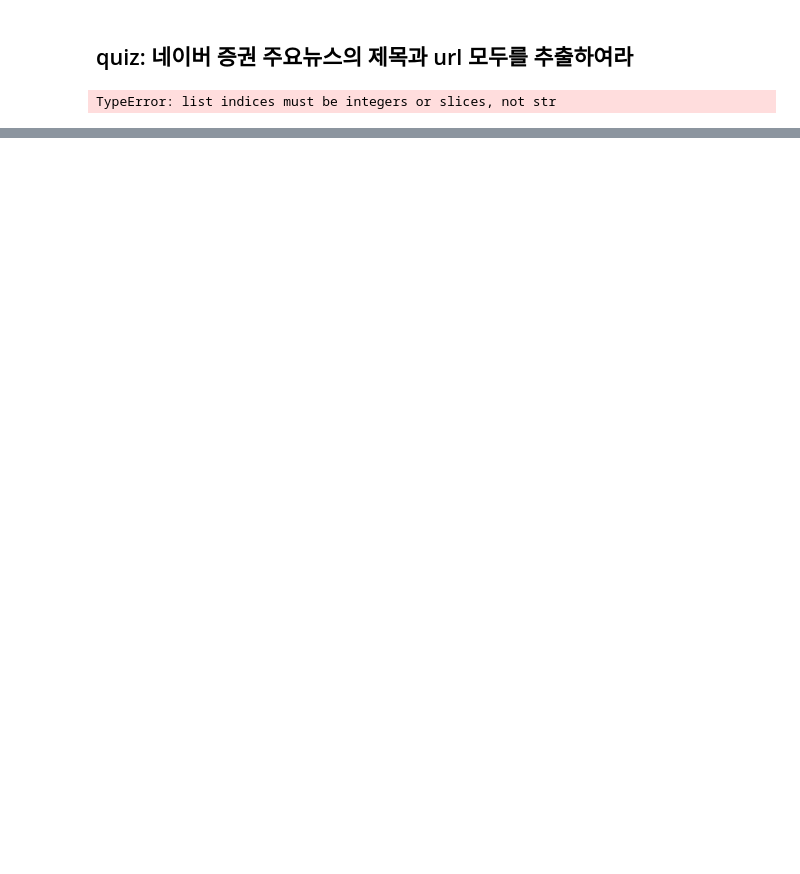
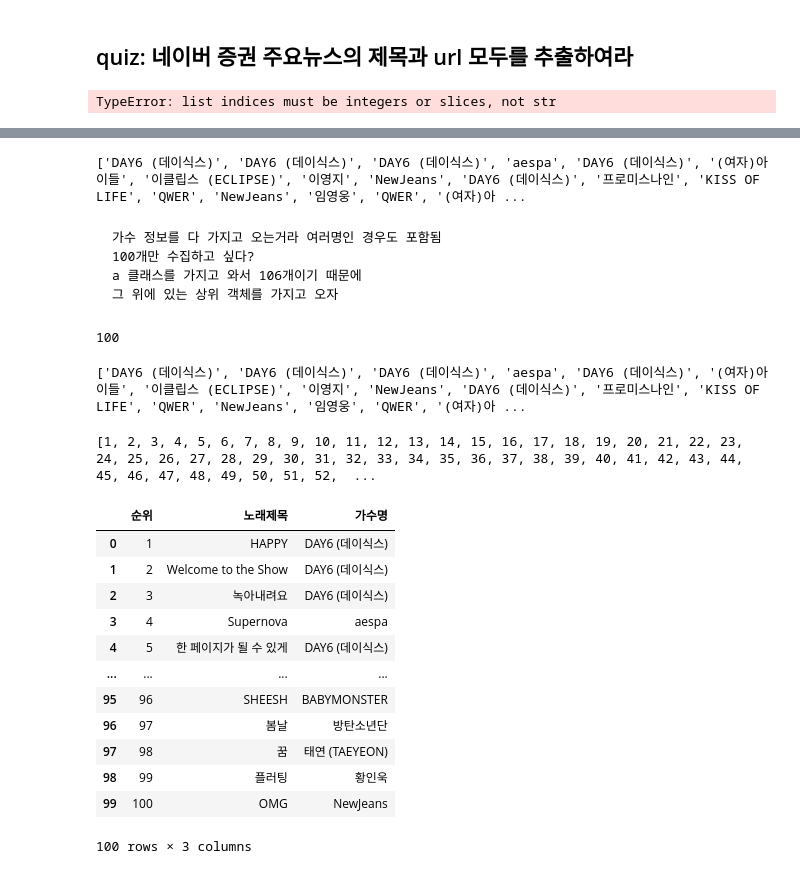
Before and after one commit to Park-seoyeong/WASSUP4, a Jupyter notebook: 02_Data_Collention/02_Static_Web_Requests.ipynb, the cells around one changed output, grey strips where cells are left out. Cells and saved outputs as stored; diff of their text form; code cells hidden in the pictures; blank space fills up the shorter version.

````diff
--- a/02_Data_Collention/02_Static_Web_Requests.ipynb
+++ b/02_Data_Collention/02_Static_Web_Requests.ipynb
@@ -116,0 +259,4 @@ for i in taglist:
+# %%
+# dom객체 변환
+soup = BeautifulSoup(html_src, 'lxml')
+soup
@@ -116,0 +311,3 @@ for i in taglist:
+# %%
+song = [item.text for item in soup.select('.ellipsis.rank01 a')]
+song
@@ -116,0 +342,47 @@ for i in taglist:
+# %%
+artist = [item.text for item in soup.select('.ellipsis.rank02>a')]
+print(artist)
+# %% [output]
+['DAY6 (데이식스)', 'DAY6 (데이식스)', 'DAY6 (데이식스)', 'aespa', 'DAY6 (데이식스)', '(여자)아이들', '이클립스 (ECLIPSE)', '이영지', 'NewJeans', 'DAY6 (데이식스)', '프로미스나인', 'KISS OF LIFE', 'QWER', 'NewJeans', '임영웅', 'QWER', '(여자)아 ...
+# %% [markdown]
+```
+가수 정보를 다 가지고 오는거라 여러명인 경우도 포함됨
+100개만 수집하고 싶다?
+a 클래스를 가지고 와서 106개이기 때문에
+그 위에 있는 상위 객체를 가지고 오자
+```
+# %%
+len(soup.select('.checkEllipsis'))
+# %% [output]
+100
+# %%
+artist = [item.text for item in soup.select('.checkEllipsis')]
+print(artist)
+# %% [output]
+['DAY6 (데이식스)', 'DAY6 (데이식스)', 'DAY6 (데이식스)', 'aespa', 'DAY6 (데이식스)', '(여자)아이들', '이클립스 (ECLIPSE)', '이영지', 'NewJeans', 'DAY6 (데이식스)', '프로미스나인', 'KISS OF LIFE', 'QWER', 'NewJeans', '임영웅', 'QWER', '(여자)아 ...
+# %%
+# 순위 인덱스 만들기
+rank = list(range(1, 101))
+print(rank)
+# %% [output]
+[1, 2, 3, 4, 5, 6, 7, 8, 9, 10, 11, 12, 13, 14, 15, 16, 17, 18, 19, 20, 21, 22, 23, 24, 25, 26, 27, 28, 29, 30, 31, 32, 33, 34, 35, 36, 37, 38, 39, 40, 41, 42, 43, 44, 45, 46, 47, 48, 49, 50, 51, 52,  ...
+# %%
+songDF = pd.DataFrame({'순위':rank,
+                       '노래제목': song,
+                       '가수명':artist})
+
+songDF
+# %% [output]
+|  | 순위 | 노래제목 | 가수명 |
+| 0 | 1 | HAPPY | DAY6 (데이식스) |
+| 1 | 2 | Welcome to the Show | DAY6 (데이식스) |
+| 2 | 3 | 녹아내려요 | DAY6 (데이식스) |
+| 3 | 4 | Supernova | aespa |
+| 4 | 5 | 한 페이지가 될 수 있게 | DAY6 (데이식스) |
+| ... | ... | ... | ... |
+| 95 | 96 | SHEESH | BABYMONSTER |
+| 96 | 97 | 봄날 | 방탄소년단 |
+| 97 | 98 | 꿈 | 태연 (TAEYEON) |
+| 98 | 99 | 플러팅 | 황인욱 |
+| 99 | 100 | OMG | NewJeans |
+100 rows × 3 columns
````
Also changed, not shown: parts of 52 cells of this notebook, 1 other file.
